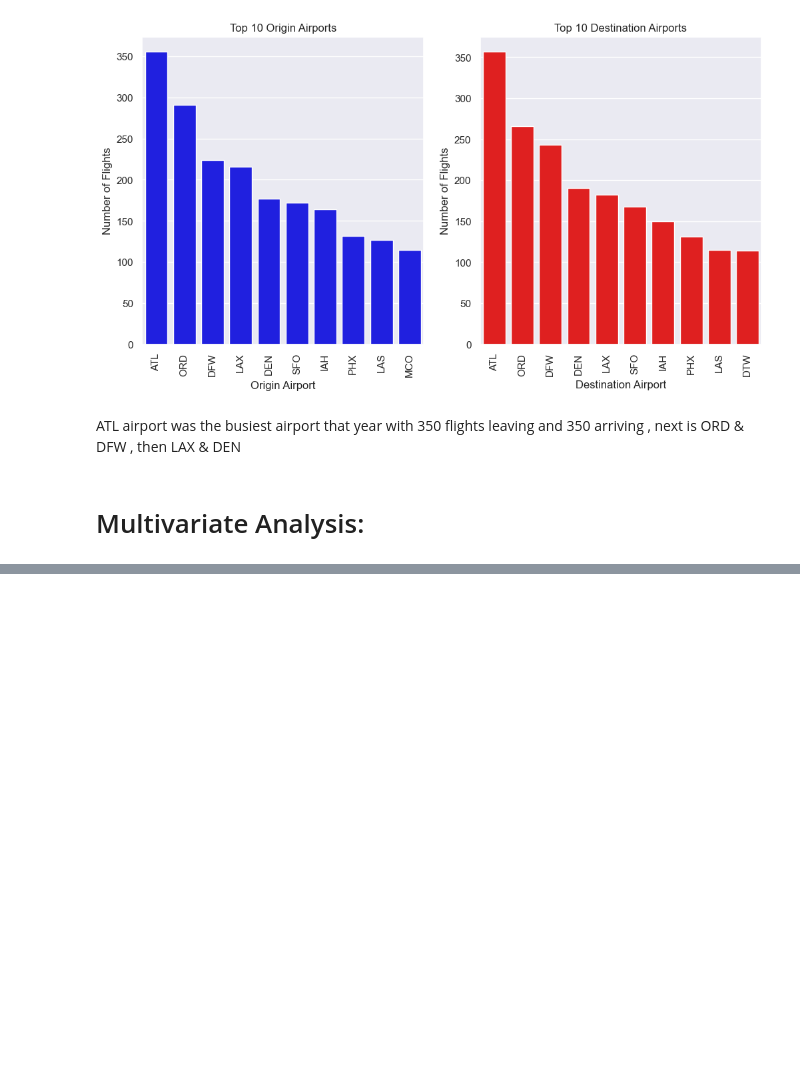
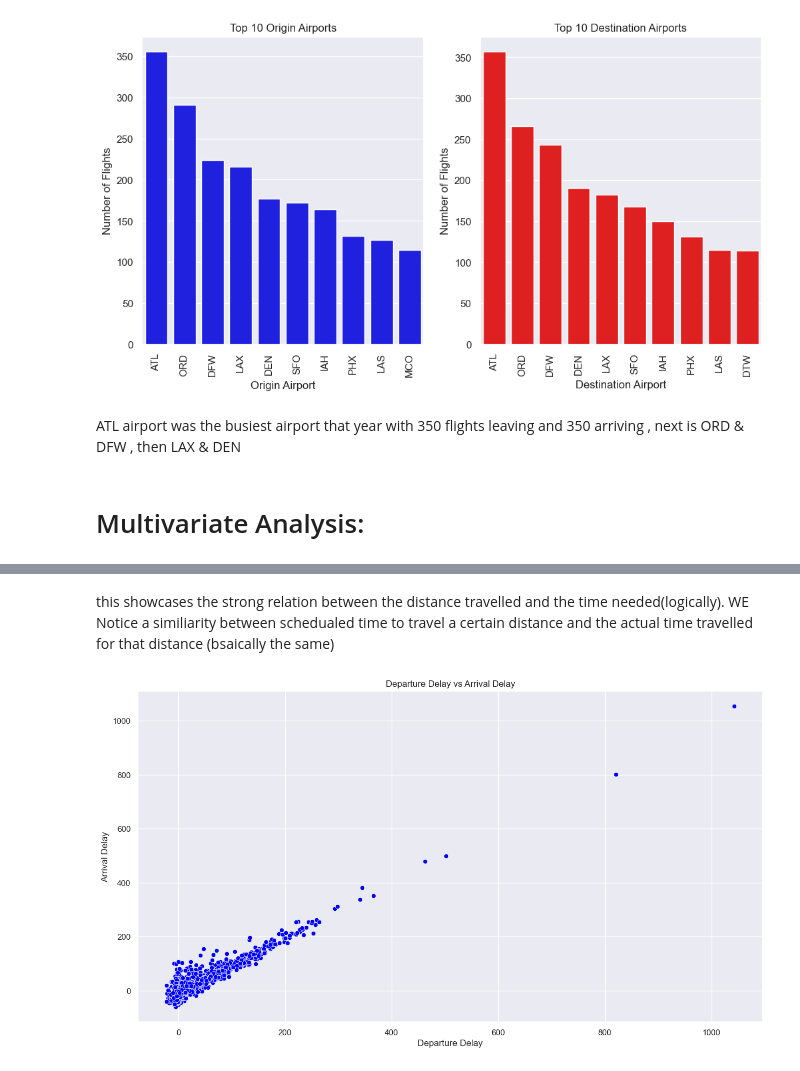
Before and after one commit to hacha007/EDA, a Jupyter notebook: flights_EDA.ipynb, the cells around one changed output, grey strips where cells are left out. Cells and saved outputs as stored; diff of their text form; code cells hidden in the pictures; blank space fills up the shorter version.

```diff
--- a/flights_EDA.ipynb
+++ b/flights_EDA.ipynb
@@ -537,0 +560,13 @@ ATL airport was the busiest airport that year with 350 flights leaving and 350 a
+# %% [markdown]
+this showcases the strong relation between the distance travelled and the time needed(logically).
+WE Notice a similiarity between schedualed time to travel a certain distance and the actual time travelled for that distance (bsaically the same)
+# %%
+sns.set_style('whitegrid')
+sns.set(rc={'figure.figsize':(15,8)})
+sns.scatterplot(data=df, x='DEPARTURE_DELAY', y='ARRIVAL_DELAY', color='blue')
+plt.xlabel('Departure Delay')
+plt.ylabel('Arrival Delay')
+plt.title('Departure Delay vs Arrival Delay')
+plt.show()
+# %% [output]
+[figure, added]
```
Also changed, not shown: parts of 12 cells of this notebook.
